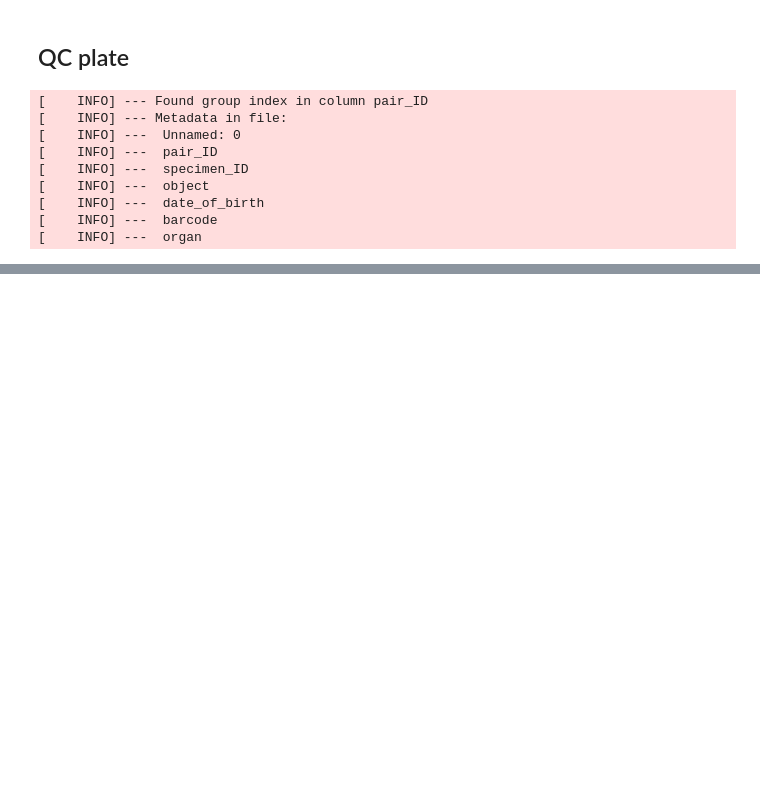
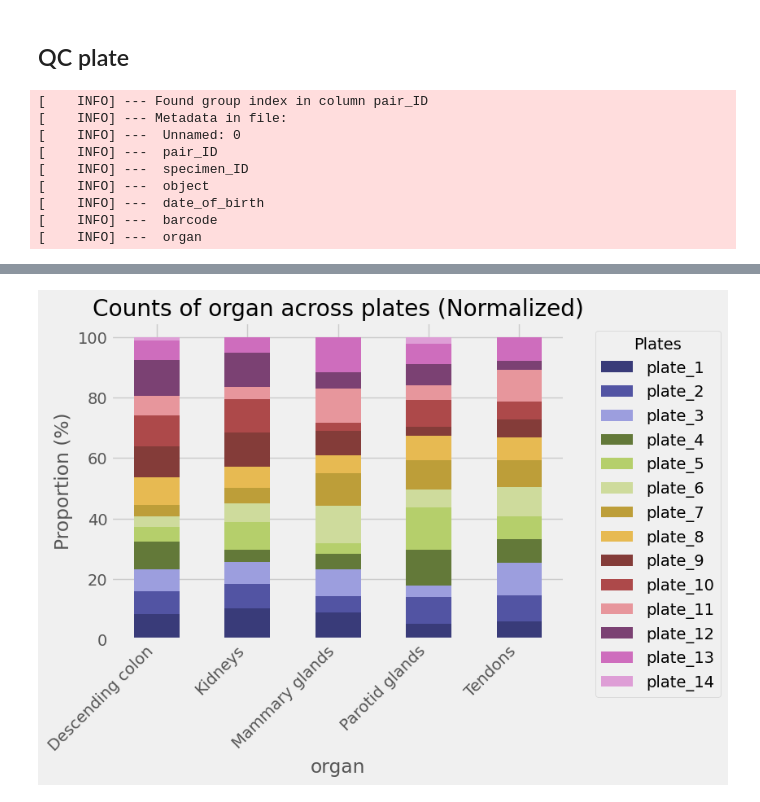
Before and after one commit to ssi-dk/CD-MRG-PlatePlanner, a Jupyter notebook: src/plate_planner/test.ipynb, the cells around one changed output, grey strips where cells are left out. Cells and saved outputs as stored; diff of their text form; code cells hidden in the pictures; blank space fills up the shorter version.

```diff
--- a/src/plate_planner/test.ipynb
+++ b/src/plate_planner/test.ipynb
@@ -256,0 +173,4 @@ fig = study_with_qc[0].as_figure(
+# %%
+fig = study_with_qc.plot_attribute_plate_distributions(attribute="organ", normalize=True)
+# %% [output]
+[figure, added]
```
Also changed, not shown: parts of 10 cells of this notebook, 1 other file.
